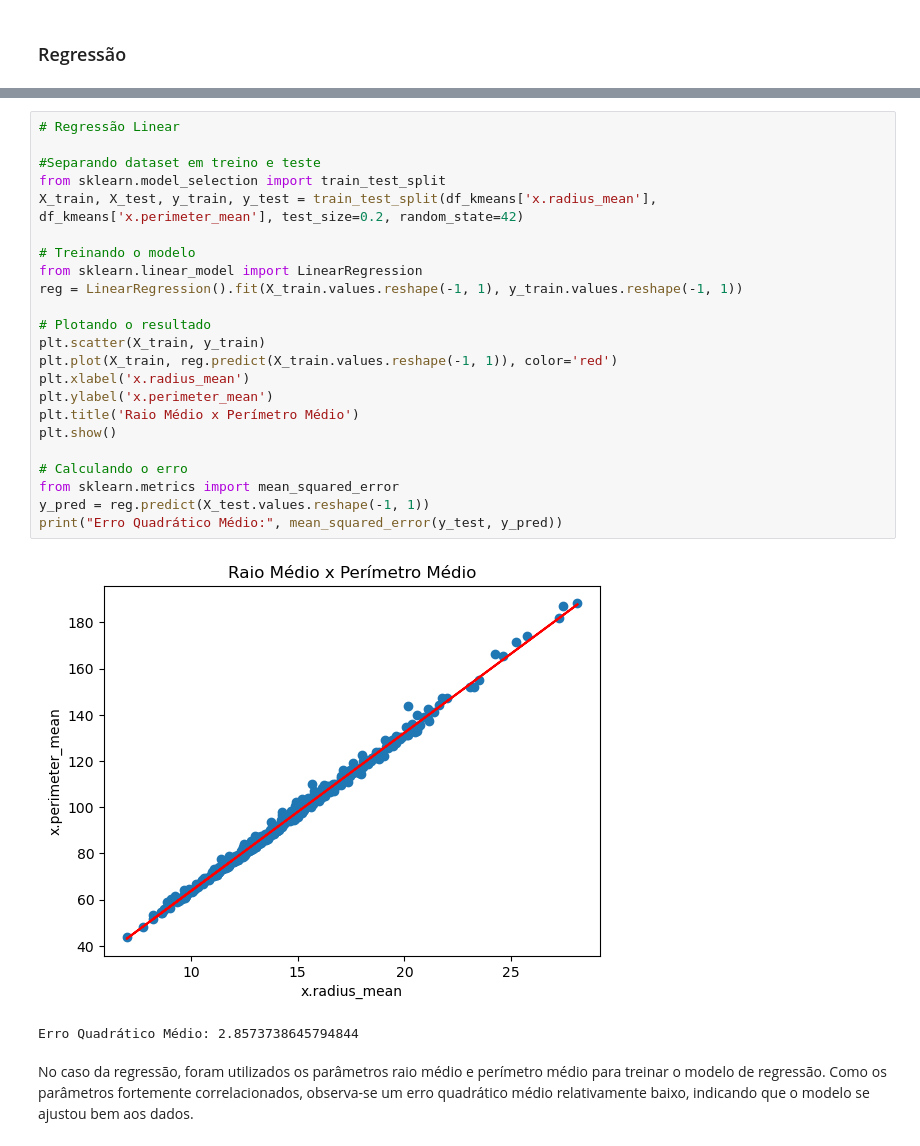
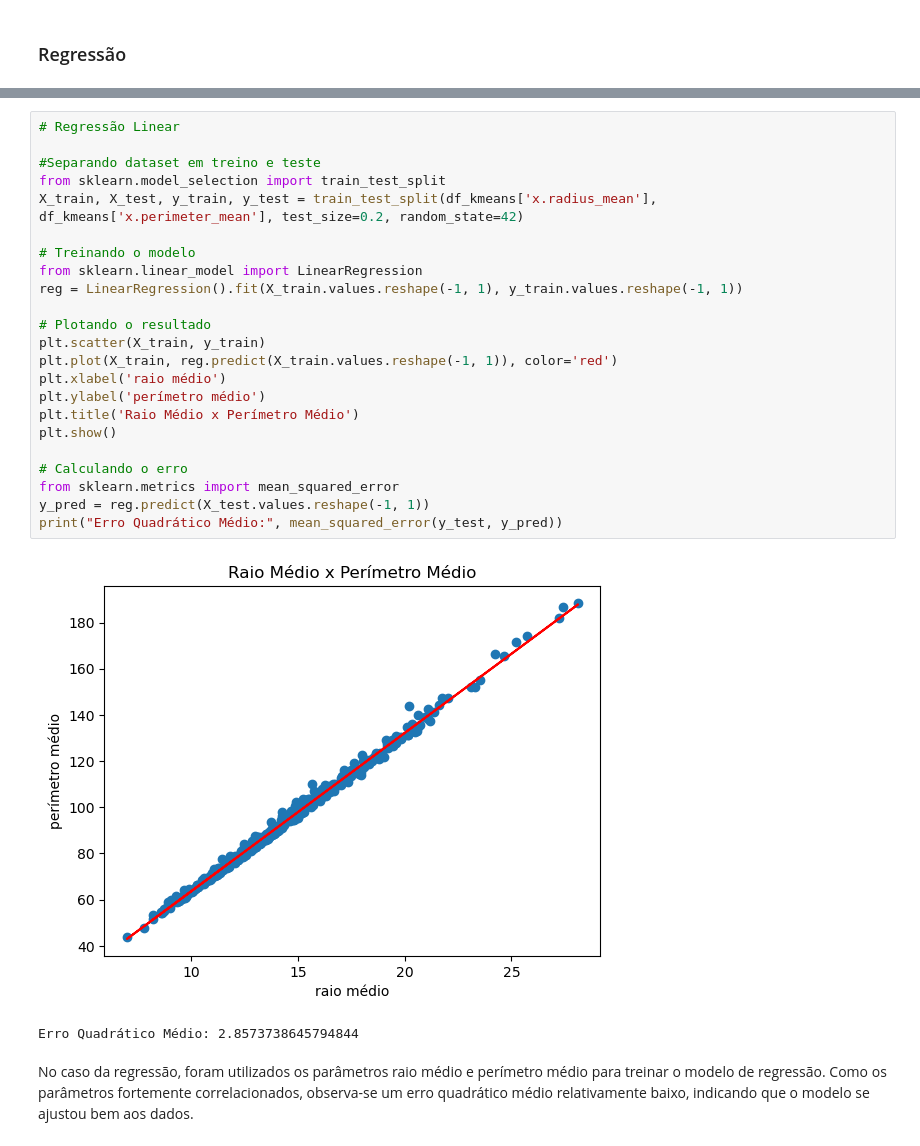
Before and after one commit to HugoVasc/MachineLearning, a Jupyter notebook: CIS/Trainee/1º Período/notebook.ipynb, the cells around one changed output, grey strips where cells are left out. Cells and saved outputs as stored; diff of their text form.

```diff
--- a/CIS/Trainee/1º Período/notebook.ipynb
+++ b/CIS/Trainee/1º Período/notebook.ipynb
@@ -201,28 +184,28 @@ plt.show()
 # %%
 # Regressão Linear
 
 #Separando dataset em treino e teste
 from sklearn.model_selection import train_test_split
 X_train, X_test, y_train, y_test = train_test_split(df_kmeans['x.radius_mean'], df_kmeans['x.perimeter_mean'], test_size=0.2, random_state=42)
 
 # Treinando o modelo
 from sklearn.linear_model import LinearRegression
 reg = LinearRegression().fit(X_train.values.reshape(-1, 1), y_train.values.reshape(-1, 1))
 
 # Plotando o resultado
 plt.scatter(X_train, y_train)
 plt.plot(X_train, reg.predict(X_train.values.reshape(-1, 1)), color='red')
-plt.xlabel('x.radius_mean')
-plt.ylabel('x.perimeter_mean')
+plt.xlabel('raio médio')
+plt.ylabel('perímetro médio')
 plt.title('Raio Médio x Perímetro Médio')
 plt.show()
 
 # Calculando o erro
 from sklearn.metrics import mean_squared_error
 y_pred = reg.predict(X_test.values.reshape(-1, 1))
 print("Erro Quadrático Médio:", mean_squared_error(y_test, y_pred))
 # %% [output]
-[figure, old version]
+[figure, new version]
 Erro Quadrático Médio: 2.8573738645794844
 # %% [markdown]
 No caso da regressão, foram utilizados os parâmetros raio médio e perímetro médio para treinar o modelo de regressão. Como os parâmetros fortemente correlacionados, observa-se um erro quadrático médio relativamente baixo, indicando que o modelo se ajustou bem aos dados.
```
Also changed, not shown: parts of 5 cells of this notebook, 2 other files.
